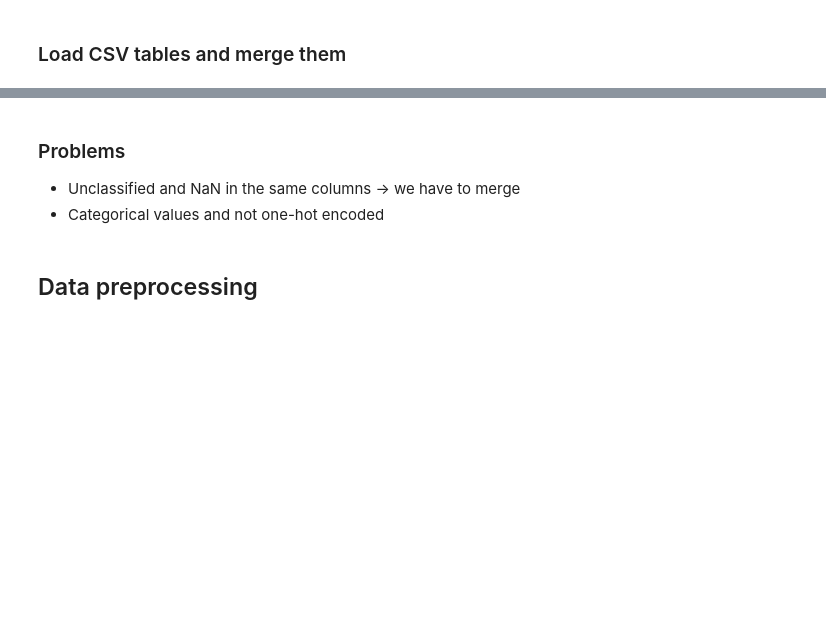
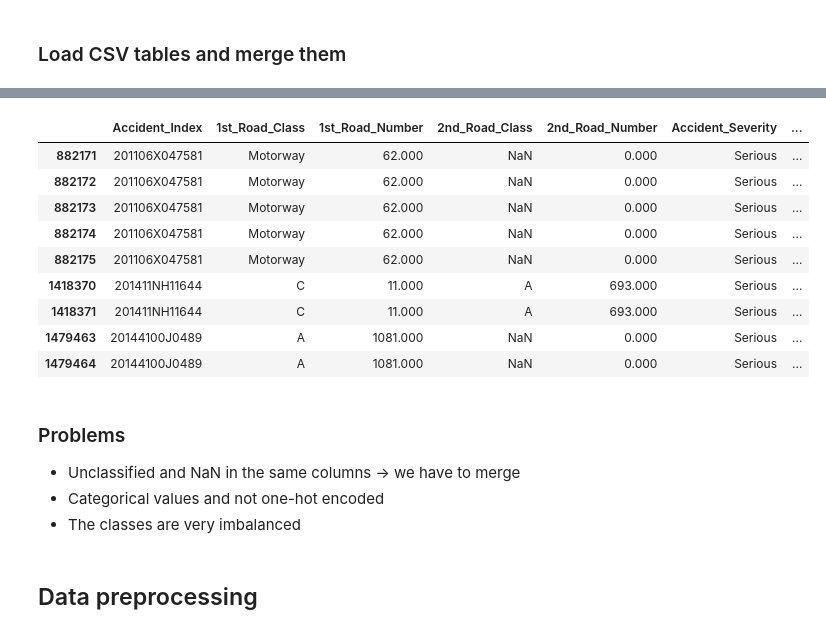
Before and after one commit to pyrocze/trafic_data_analysis, a Jupyter notebook: analysis.ipynb, the cells around one changed output, grey strips where cells are left out. Cells and saved outputs as stored; diff of their text form; code cells hidden in the pictures; blank space fills up the shorter version.

```diff
--- a/analysis.ipynb
+++ b/analysis.ipynb
@@ -102,7 +94,21 @@ dtype: int64
+# %%
+df.loc[df['Number_of_Casualties'] > 80]
+# %% [output]
+|  | Accident_Index | 1st_Road_Class | 1st_Road_Number | 2nd_Road_Class | 2nd_Road_Number | Accident_Severity | ... |
+| 882171 | 201106X047581 | Motorway | 62.000 | NaN | 0.000 | Serious | ... |
+| 882172 | 201106X047581 | Motorway | 62.000 | NaN | 0.000 | Serious | ... |
+| 882173 | 201106X047581 | Motorway | 62.000 | NaN | 0.000 | Serious | ... |
+| 882174 | 201106X047581 | Motorway | 62.000 | NaN | 0.000 | Serious | ... |
+| 882175 | 201106X047581 | Motorway | 62.000 | NaN | 0.000 | Serious | ... |
+| 1418370 | 201411NH11644 | C | 11.000 | A | 693.000 | Serious | ... |
+| 1418371 | 201411NH11644 | C | 11.000 | A | 693.000 | Serious | ... |
+| 1479463 | 20144100J0489 | A | 1081.000 | NaN | 0.000 | Serious | ... |
+| 1479464 | 20144100J0489 | A | 1081.000 | NaN | 0.000 | Serious | ... |
 # %% [markdown]
 ### Problems
 * Unclassified and NaN in the same columns -> we have to merge
 * Categorical values and not one-hot encoded
+* The classes are very imbalanced
 # %% [markdown]
 ## Data preprocessing
 # %% [markdown]
```
Also changed, not shown: parts of 39 cells of this notebook.
